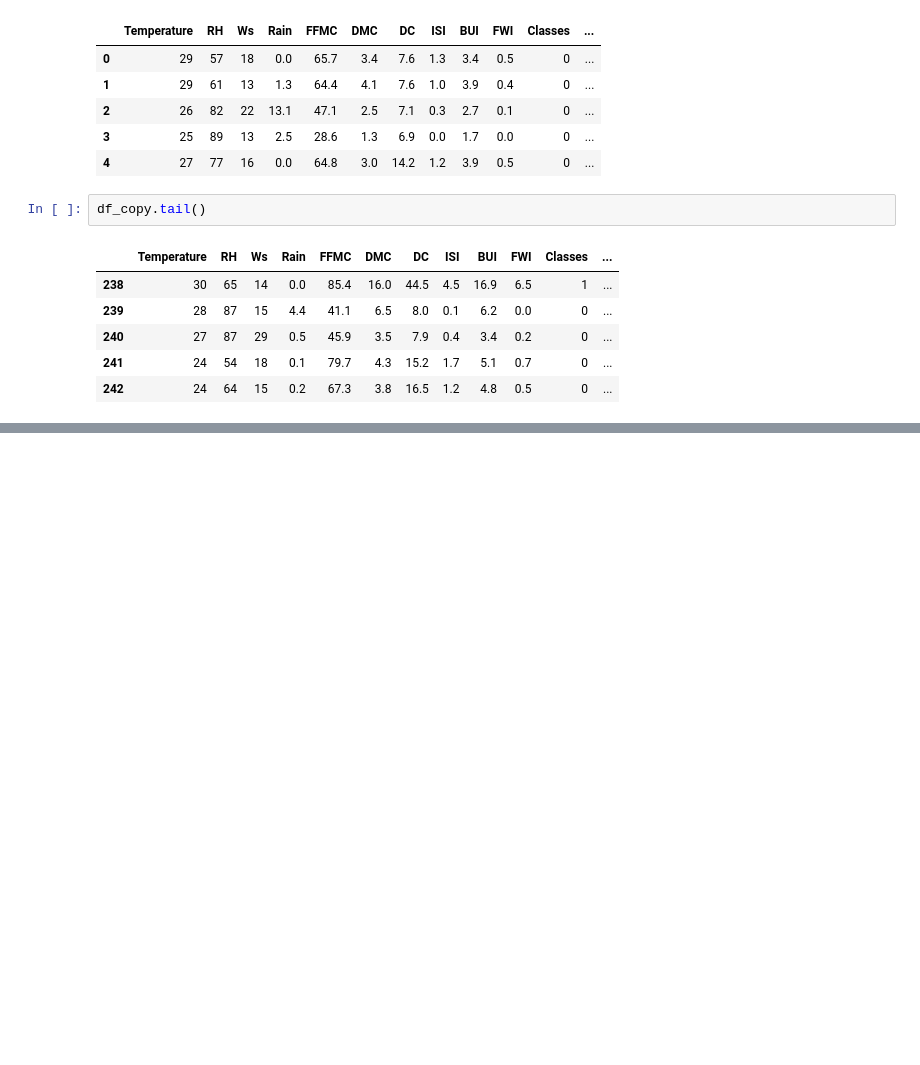
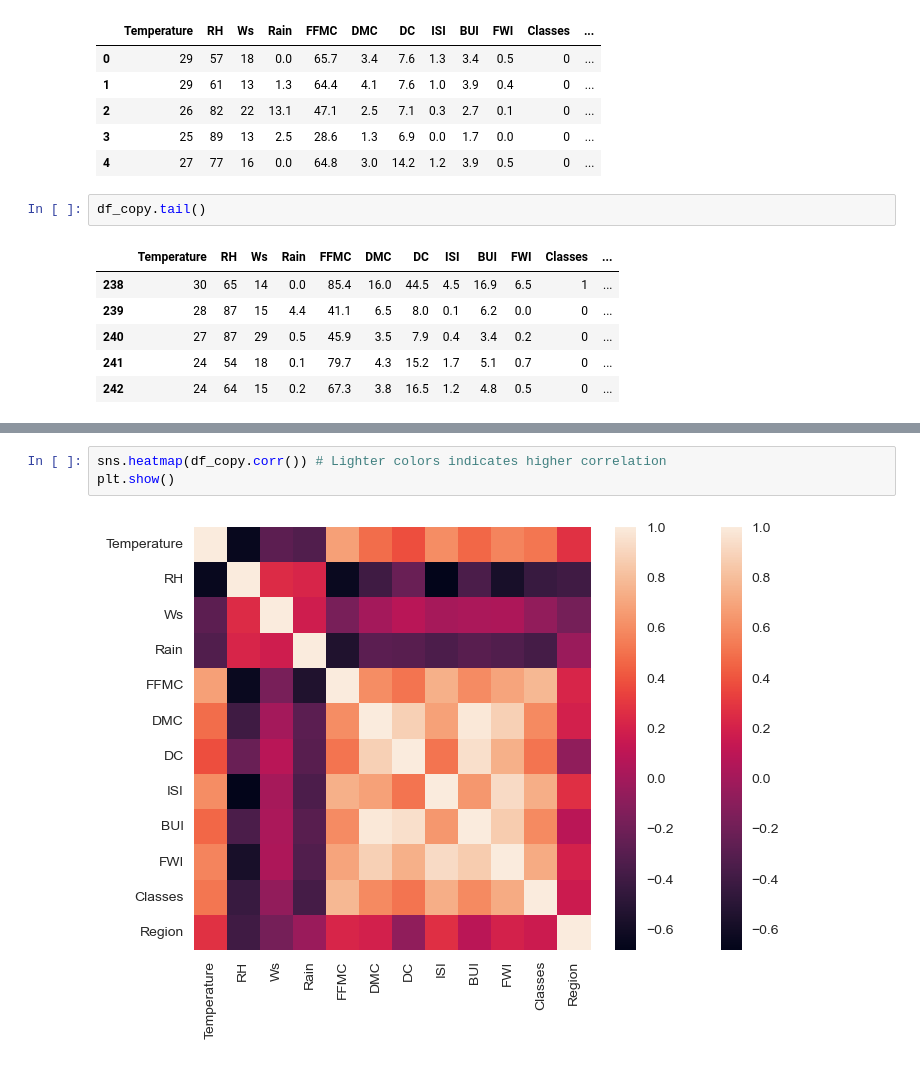
Before and after one commit to rahul-coo/Forest_Fire, a Jupyter notebook: RL_Regression.ipynb, the cells around one changed output, grey strips where cells are left out. Cells and saved outputs as stored; diff of their text form; blank space fills up the shorter version.

```diff
--- a/RL_Regression.ipynb
+++ b/RL_Regression.ipynb
@@ -322,0 +367,5 @@ df_copy.tail()
+# %%
+sns.heatmap(df_copy.corr()) # Lighter colors indicates higher correlation
+plt.show()
+# %% [output]
+[figure, added]
```
Also changed, not shown: parts of 10 cells of this notebook.
